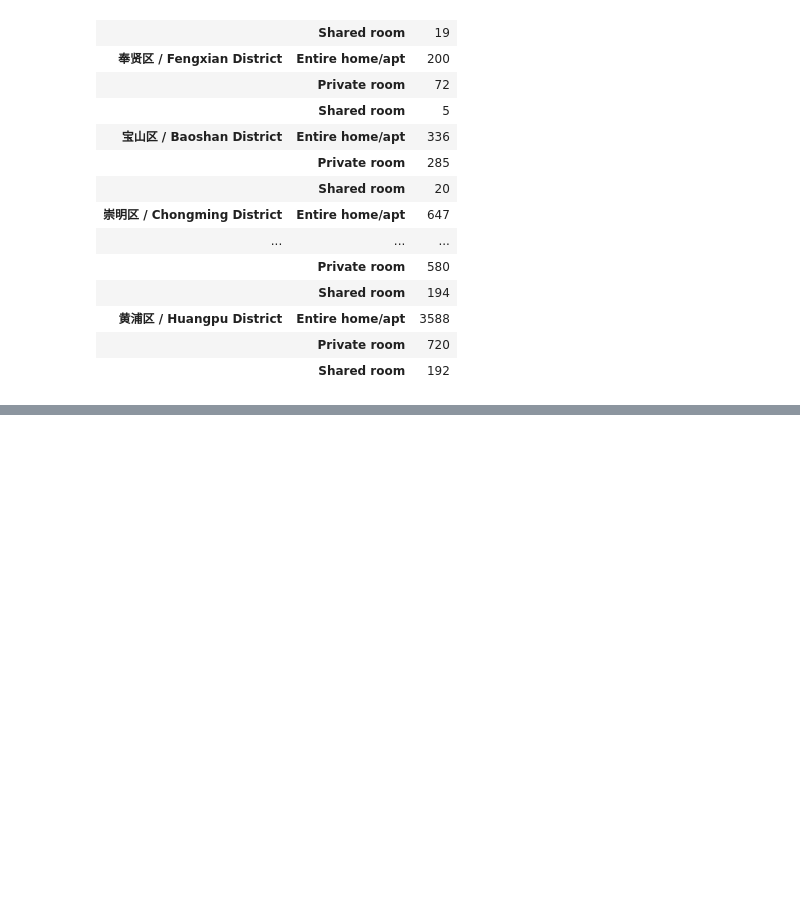
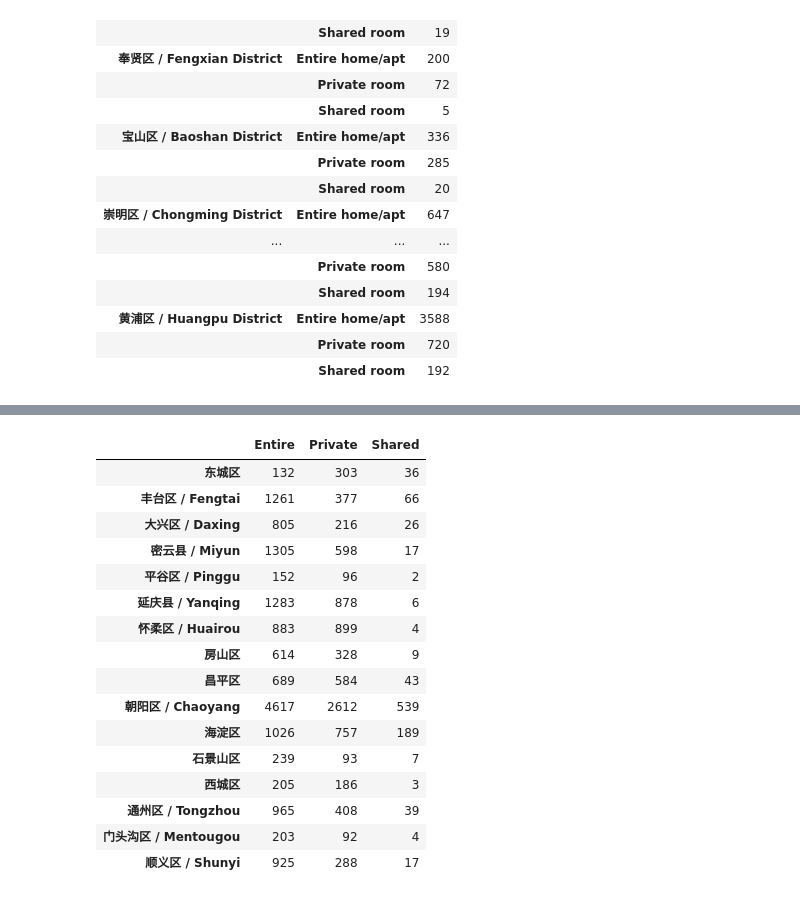
Before and after one commit to AnnaSkarpalezou/InfoViz-Final-Project, a Jupyter notebook: iv-airbnb/src/Data_munging.ipynb, the cells around one changed output, grey strips where cells are left out. Saved outputs shown, nothing was run; the diff lists cells and outputs as text; code cells hidden in the pictures; blank space fills up the shorter version.

```diff
--- a/iv-airbnb/src/Data_munging.ipynb
+++ b/iv-airbnb/src/Data_munging.ipynb
@@ -5,8 +5,9 @@ import io
 # %%
 #https://raw.githubusercontent.com/your-username/name-of-the-repository/master/name-of-the-file.csv
 url = '/Users/annaskarpalezou/Desktop/InfoViz-Final-Project/iv-airbnb/public/data/listings.csv'
-
+urlB = '/Users/annaskarpalezou/Desktop/InfoViz-Final-Project/iv-airbnb/public/data/listingsB.csv'
 df = pd.read_csv(url)
+dfB = pd.read_csv(urlB)
 # %%
 
 df.head(15)
@@ -140,6 +181,27 @@ new_df
 | 青浦区 / Qingpu District | 564 | 559 | 20 |
 | 静安区 / Jing'an District | 1547 | 580 | 194 |
 | 黄浦区 / Huangpu District | 3588 | 720 | 192 |
+# %%
+new_dfB = pd.DataFrame({'Entire':room_type_by_neiB['id'].iloc[::3].values, 'Private':room_type_by_neiB['id'].iloc[1::3].values, 'Shared':room_type_by_neiB['id'].iloc[2::3].values}, index = neighbourhoodsB)
+new_dfB
+# %% [output]
+|  | Entire | Private | Shared |
+| 东城区 | 132 | 303 | 36 |
+| 丰台区 / Fengtai | 1261 | 377 | 66 |
+| 大兴区 / Daxing | 805 | 216 | 26 |
+| 密云县 / Miyun | 1305 | 598 | 17 |
+| 平谷区 / Pinggu | 152 | 96 | 2 |
+| 延庆县 / Yanqing | 1283 | 878 | 6 |
+| 怀柔区 / Huairou | 883 | 899 | 4 |
+| 房山区 | 614 | 328 | 9 |
+| 昌平区 | 689 | 584 | 43 |
+| 朝阳区 / Chaoyang | 4617 | 2612 | 539 |
+| 海淀区 | 1026 | 757 | 189 |
+| 石景山区 | 239 | 93 | 7 |
+| 西城区 | 205 | 186 | 3 |
+| 通州区 / Tongzhou | 965 | 408 | 39 |
+| 门头沟区 / Mentougou | 203 | 92 | 4 |
+| 顺义区 / Shunyi | 925 | 288 | 17 |
 # %%
 #room_type_by_nei[room_type_by_nei['room_type']=='Entire home/apt'].count()
 # %%
```
Also changed, not shown: parts of 13 cells of this notebook, 10 other files.
